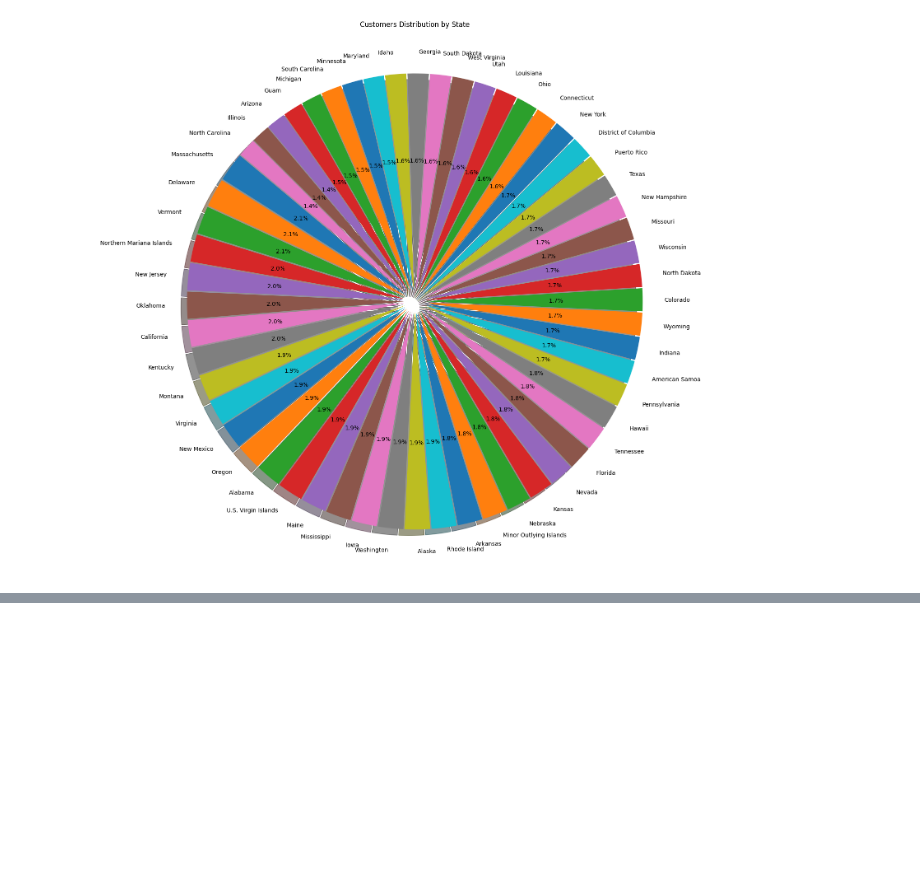
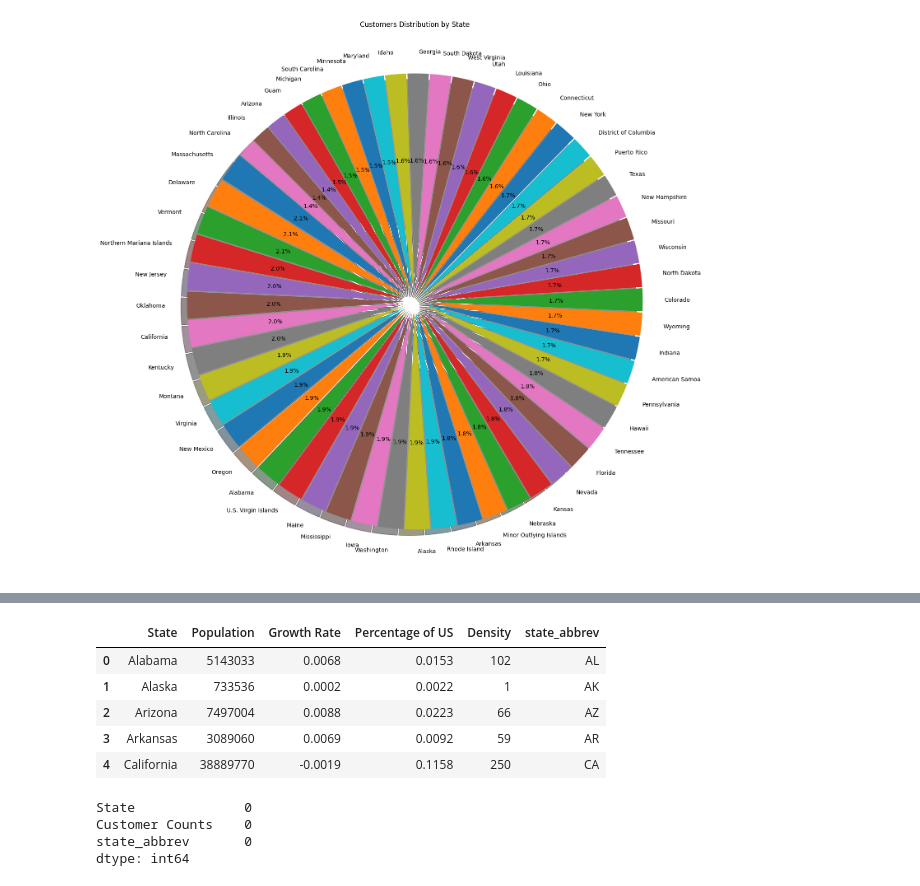
Before and after one commit to philipoladimeji/BD2-JCPenney-Project, a Jupyter notebook: BD2_Assignment_2.ipynb, the cells around one changed output, grey strips where cells are left out. Saved outputs shown, nothing was run; the diff lists cells and outputs as text; code cells hidden in the pictures; blank space fills up the shorter version.

```diff
--- a/BD2_Assignment_2.ipynb
+++ b/BD2_Assignment_2.ipynb
@@ -752,0 +826,18 @@ plt.show()
+# %%
+virtual.head()
+# %% [output]
+|  | State | Population | Growth Rate | Percentage of US | Density | state_abbrev |
+| 0 | Alabama | 5143033 | 0.0068 | 0.0153 | 102 | AL |
+| 1 | Alaska | 733536 | 0.0002 | 0.0022 | 1 | AK |
+| 2 | Arizona | 7497004 | 0.0088 | 0.0223 | 66 | AZ |
+| 3 | Arkansas | 3089060 | 0.0069 | 0.0092 | 59 | AR |
+| 4 | California | 38889770 | -0.0019 | 0.1158 | 250 | CA |
+# %%
+#print(state_counts.head())
+#print(state_counts.columns.tolist())
+print(state_counts.isna().sum())
+# %% [output]
+State              0
+Customer Counts    0
+state_abbrev       0
+dtype: int64
```
Also changed, not shown: parts of 76 cells of this notebook.
